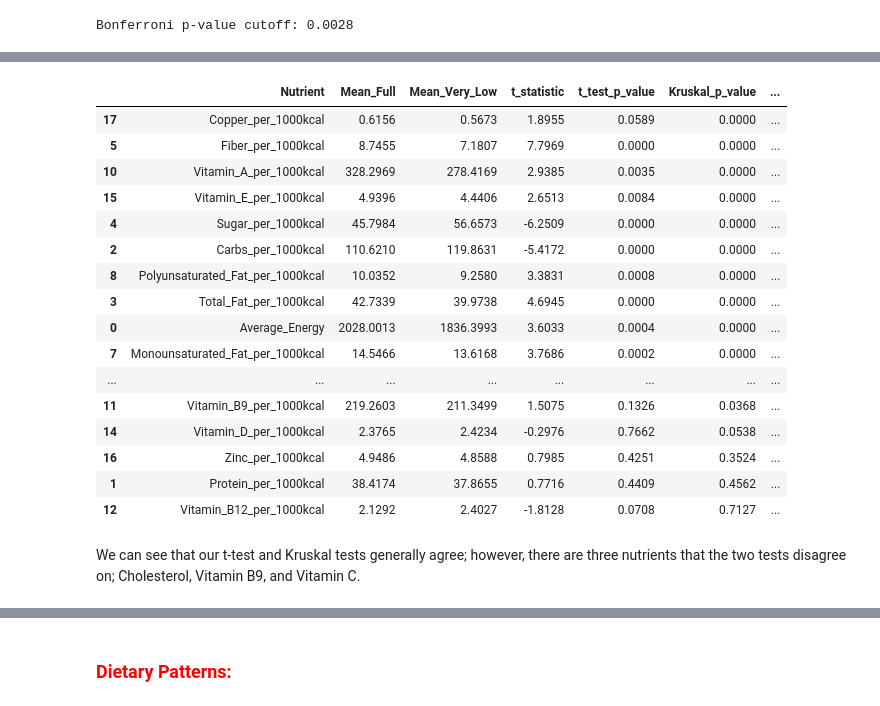
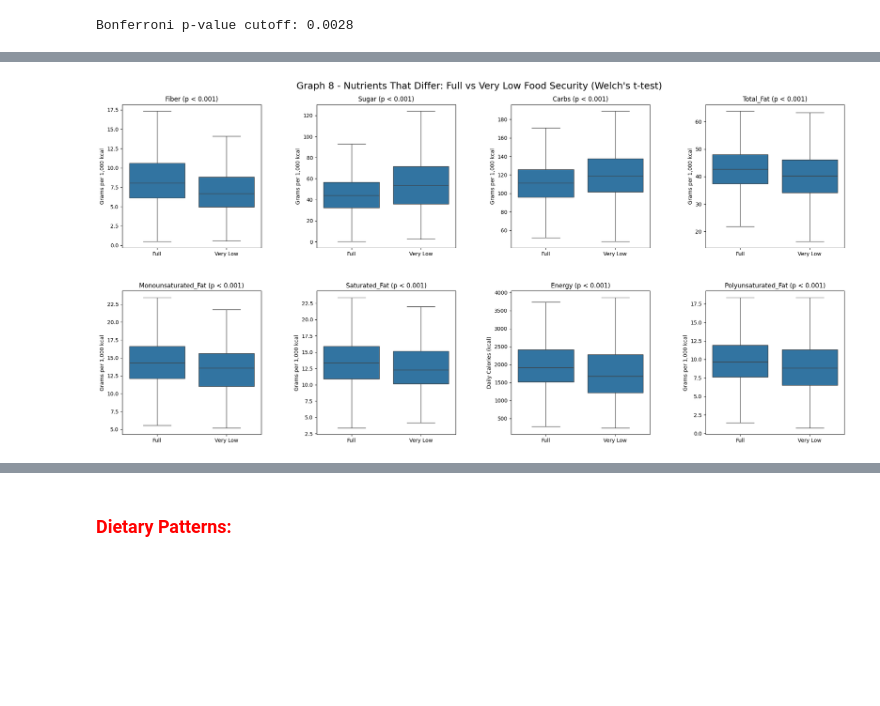
Before and after one commit to ernesthang12/STA-160-Final-Project, a Jupyter notebook: code/STA160 Final Project.ipynb, the cells around one changed output, grey strips where cells are left out. Saved outputs shown, nothing was run; the diff lists cells and outputs as text; code cells hidden in the pictures; blank space fills up the shorter version.

```diff
--- a/code/STA160 Final Project.ipynb
+++ b/code/STA160 Final Project.ipynb
@@ -1121,26 +1083,34 @@ t_test_df.round(4)
-# %%
-t_test_df = pd.DataFrame(t_test_results).sort_values('Kruskal_p_value')
-t_test_df.round(4)
-# %% [output]
-|  | Nutrient | Mean_Full | Mean_Very_Low | t_statistic | t_test_p_value | Kruskal_p_value | ... |
-| 17 | Copper_per_1000kcal | 0.6156 | 0.5673 | 1.8955 | 0.0589 | 0.0000 | ... |
-| 5 | Fiber_per_1000kcal | 8.7455 | 7.1807 | 7.7969 | 0.0000 | 0.0000 | ... |
-| 10 | Vitamin_A_per_1000kcal | 328.2969 | 278.4169 | 2.9385 | 0.0035 | 0.0000 | ... |
-| 15 | Vitamin_E_per_1000kcal | 4.9396 | 4.4406 | 2.6513 | 0.0084 | 0.0000 | ... |
-| 4 | Sugar_per_1000kcal | 45.7984 | 56.6573 | -6.2509 | 0.0000 | 0.0000 | ... |
-| 2 | Carbs_per_1000kcal | 110.6210 | 119.8631 | -5.4172 | 0.0000 | 0.0000 | ... |
-| 8 | Polyunsaturated_Fat_per_1000kcal | 10.0352 | 9.2580 | 3.3831 | 0.0008 | 0.0000 | ... |
-| 3 | Total_Fat_per_1000kcal | 42.7339 | 39.9738 | 4.6945 | 0.0000 | 0.0000 | ... |
-| 0 | Average_Energy | 2028.0013 | 1836.3993 | 3.6033 | 0.0004 | 0.0000 | ... |
-| 7 | Monounsaturated_Fat_per_1000kcal | 14.5466 | 13.6168 | 3.7686 | 0.0002 | 0.0000 | ... |
-| ... | ... | ... | ... | ... | ... | ... | ... |
-| 11 | Vitamin_B9_per_1000kcal | 219.2603 | 211.3499 | 1.5075 | 0.1326 | 0.0368 | ... |
-| 14 | Vitamin_D_per_1000kcal | 2.3765 | 2.4234 | -0.2976 | 0.7662 | 0.0538 | ... |
-| 16 | Zinc_per_1000kcal | 4.9486 | 4.8588 | 0.7985 | 0.4251 | 0.3524 | ... |
-| 1 | Protein_per_1000kcal | 38.4174 | 37.8655 | 0.7716 | 0.4409 | 0.4562 | ... |
-| 12 | Vitamin_B12_per_1000kcal | 2.1292 | 2.4027 | -1.8128 | 0.0708 | 0.7127 | ... |
-# %% [markdown]
-We can see that our t-test and Kruskal tests generally agree; however, there are three nutrients that the two tests disagree on; Cholesterol, Vitamin B9, and Vitamin C.
+# %%
+#Graph 8 - Nutrients That Differ Between Full and Very Low Food Security (t-test, per 1,000 kcal):
+significant_nutrients = t_test_df[t_test_df["Significant_after_Bonferroni"]]["Nutrient"].tolist()
+two_groups = ["Full Food Security", "Very Low Food Security"]
+two_group_df = final_df[final_df["Adult_Food_Security"].isin(two_groups)]
+
+fig, axs = plt.subplots(2, 4, figsize = (20, 10))
+fig.tight_layout(rect = [0, 0, 1, 0.94])
+axs = axs.flatten()
+
+for i, col in enumerate(significant_nutrients):
+    sns.boxplot(
+        x = two_group_df["Adult_Food_Security"],
+        y = two_group_df[col],
+        order = two_groups,
+        ax = axs[i],
+        showfliers = False
+)
+    p_value = t_test_df.loc[t_test_df["Nutrient"] == col, "t_test_p_value"].values[0]
+    p_text = "p < 0.001" if p_value < 0.001 else f"p = {p_value:.3f}"
+    axs[i].set_title(f"{col.replace('_per_1000kcal', '').replace('Average_', '')} ({p_text})")
+    axs[i].set_xlabel("")
+    axs[i].set_ylabel("Daily Calories (kcal)" if col == "Average_Energy" else "Grams per 1,000 kcal")
+    axs[i].set_xticks(range(2), ["Full", "Very Low"])
+
+fig.subplots_adjust(hspace = 0.3, wspace = 0.4)
+fig.suptitle("Graph 8 - Nutrients That Differ: Full vs Very Low Food Security (Welch's t-test)", fontsize = 18)
+plt.savefig("Pres 2 Graphs/Graph 8.png", bbox_inches = "tight")
+plt.show()
+# %% [output]
+[figure, added]
 # %%
 #Graph 10 - Spearman Correlation between Food Insecurity Score and Nutrients:
 spearman_results = []
```
Also changed, not shown: parts of 28 cells of this notebook, 15 other files.
